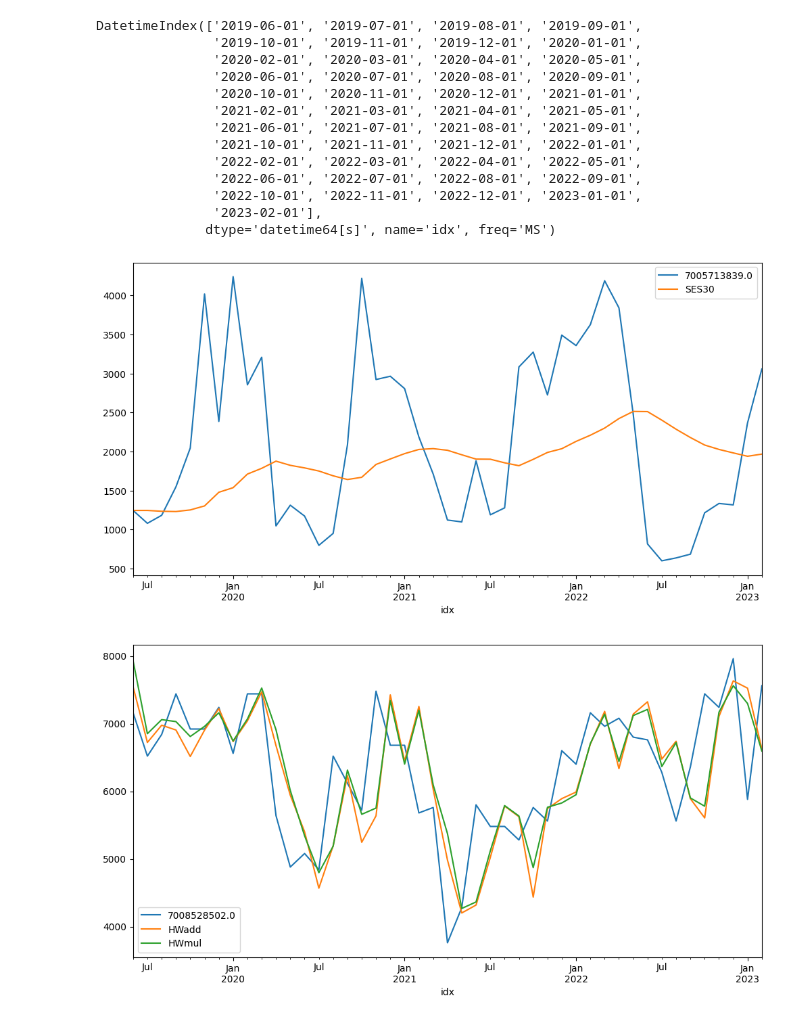
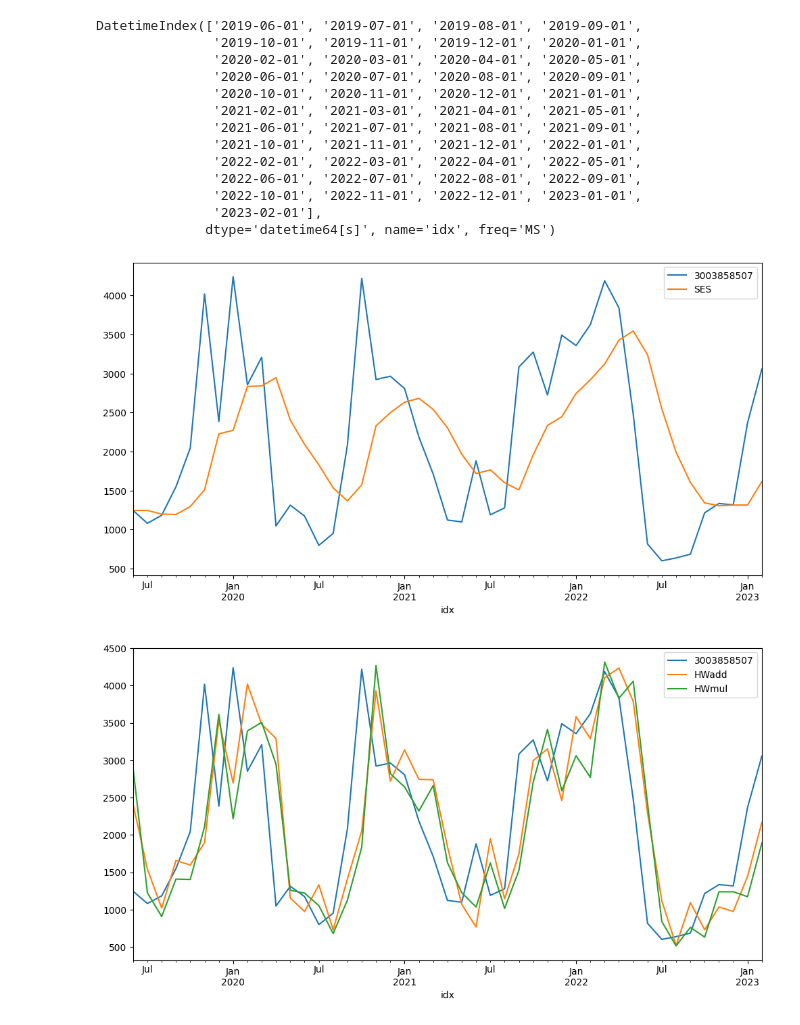
Before and after one commit to enriqTS/IC-Gasto-Fotovoltaico, a Jupyter notebook: simple-prev.ipynb, the cells around one changed output. Drawn from its saved outputs; the diff is of its cells as text; code cells hidden in the pictures.

```diff
--- a/simple-prev.ipynb
+++ b/simple-prev.ipynb
@@ -33,9 +36,9 @@ df_test
 5 rows × 46 columns
 # %%
-#Corrigindo os dados para uso das fórmulas
+# Corrigindo os dados para uso das fórmulas
 df_test_transpose1 = df_test.transpose()
 df_test_transpose = df_test_transpose1.rename(columns=df_test_transpose1.iloc[0])
-df_test_transpose.drop('Nº Cliente', inplace=True, axis=0)
+df_test_transpose.drop("UC", inplace=True, axis=0)
 df_test_transpose.dropna(inplace=True)
 df_test_transpose
 # %% [output]
@@ -107,20 +110,46 @@ DatetimeIndex(['2019-06-01', '2019-07-01', '2019-08-01', '2019-09-01',
 # %%
 from statsmodels.tsa.holtwinters import SimpleExpSmoothing
 
-span = 30
-alpha = 2/(span+1)
+span = 6
+alpha = 2 / (span + 1)
 
-df_test_transpose['SES30']=SimpleExpSmoothing(df_test_transpose[7005713839.0]).fit(smoothing_level=alpha,optimized=False).fittedvalues
+df_test_transpose["SES"] = (
+    SimpleExpSmoothing(df_test_transpose[3003858507].astype(float))
+    .fit(smoothing_level=alpha, optimized=False)
+    .fittedvalues
+)
 # %%
-df_test_transpose[[7005713839.0,'SES30']].plot(figsize=(12,6)).autoscale(axis='x',tight=True);
+df_test_transpose[[3003858507, "SES"]].plot(figsize=(12, 6)).autoscale(
+    axis="x", tight=True
+)
 # %% [output]
-[figure, old version]
+[figure, new version]
 # %%
 from statsmodels.tsa.holtwinters import ExponentialSmoothing
 
-df_test_transpose['HWadd'] = ExponentialSmoothing(df_test_transpose[7008528502.0],trend='add',seasonal='add',seasonal_periods=6).fit().fittedvalues
-df_test_transpose['HWmul'] = ExponentialSmoothing(df_test_transpose[7008528502.0],trend='mul',seasonal='mul',seasonal_periods=6).fit().fittedvalues
+df_test_transpose["HWadd"] = (
+    ExponentialSmoothing(
+        df_test_transpose[3003858507].astype(float),
+        trend="add",
+        seasonal="add",
+        seasonal_periods=6,
+    )
+    .fit()
+    .fittedvalues
+)
+df_test_transpose["HWmul"] = (
+    ExponentialSmoothing(
+        df_test_transpose[3003858507].astype(float),
+        trend="mul",
+        seasonal="mul",
+        seasonal_periods=6,
+    )
+    .fit()
+    .fittedvalues
+)
 # %%
-df_test_transpose[[7008528502.0,'HWadd', 'HWmul']].plot(figsize=(12,6)).autoscale(axis='x',tight=True);
+df_test_transpose[[3003858507, "HWadd", "HWmul"]].plot(figsize=(12, 6)).autoscale(
+    axis="x", tight=True
+)
 # %% [output]
-[figure, old version]
+[figure, new version]
```
Also changed, not shown: parts of 15 cells of this notebook.
